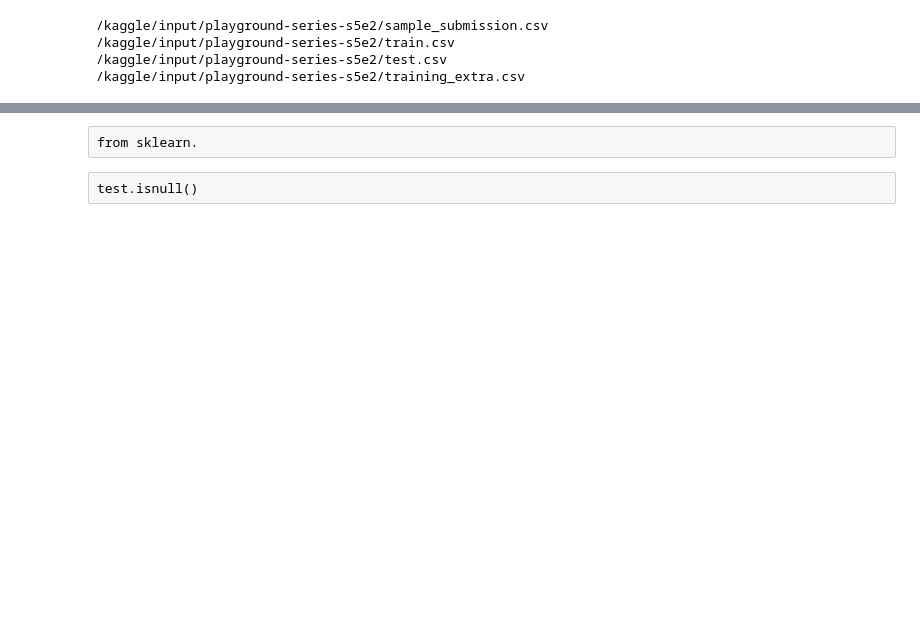
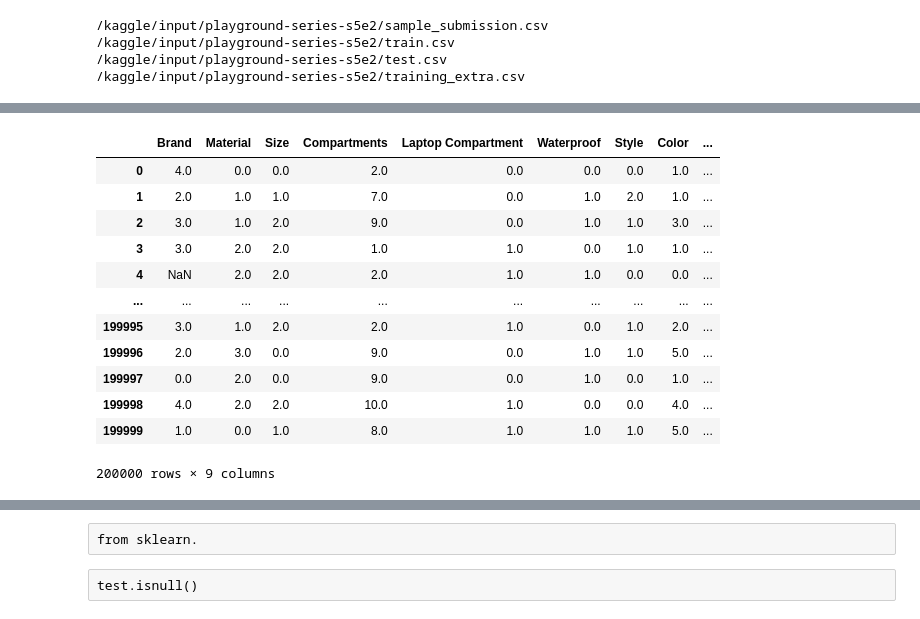
Before and after one commit to jojoroy/Learning, a Jupyter notebook: bagpacks.ipynb, the cells around one changed output, grey strips where cells are left out. Saved outputs shown, nothing was run; the diff lists cells and outputs as text; code cells hidden in the pictures; blank space fills up the shorter version.

```diff
--- a/bagpacks.ipynb
+++ b/bagpacks.ipynb
@@ -133,0 +245,34 @@ X_train,X_test,y_train,y_test=train_test_split(X,y,test_size=0.2,random_state=1)
+# %%
+test['Laptop Compartment']=test['Laptop Compartment'].replace(['No','Yes'],
+                        [0, 1])
+test['Waterproof']=test['Waterproof'].replace(['No','Yes'],
+                        [0, 1])
+
+
+test['Brand']=test['Brand'].replace(['Jansport', 'Under Armour', 'Nike', 'Adidas', 'Puma'],
+                        [0, 1,2,3,4])
+test['Color']=test['Color'].replace(['Black', 'Green', 'Red', 'Blue', 'Gray', 'Pink'],
+                        [0, 1, 2, 3 ,4 ,5])
+test['Style']=test['Style'].replace(['Tote', 'Messenger', 'Backpack'],
+                        [0, 1,2])
+
+test['Material']=test['Material'].replace(['Leather', 'Canvas', 'Nylon', 'Polyester'],
+                        [0, 1,2, 3])
+test['Size']=test['Size'].replace(['Small', 'Medium', 'Large'],
+                        [0, 1,2])
+# %%
+test
+# %% [output]
+|  | Brand | Material | Size | Compartments | Laptop Compartment | Waterproof | Style | Color | ... |
+| 0 | 4.0 | 0.0 | 0.0 | 2.0 | 0.0 | 0.0 | 0.0 | 1.0 | ... |
+| 1 | 2.0 | 1.0 | 1.0 | 7.0 | 0.0 | 1.0 | 2.0 | 1.0 | ... |
+| 2 | 3.0 | 1.0 | 2.0 | 9.0 | 0.0 | 1.0 | 1.0 | 3.0 | ... |
+| 3 | 3.0 | 2.0 | 2.0 | 1.0 | 1.0 | 0.0 | 1.0 | 1.0 | ... |
+| 4 | NaN | 2.0 | 2.0 | 2.0 | 1.0 | 1.0 | 0.0 | 0.0 | ... |
+| ... | ... | ... | ... | ... | ... | ... | ... | ... | ... |
+| 199995 | 3.0 | 1.0 | 2.0 | 2.0 | 1.0 | 0.0 | 1.0 | 2.0 | ... |
+| 199996 | 2.0 | 3.0 | 0.0 | 9.0 | 0.0 | 1.0 | 1.0 | 5.0 | ... |
+| 199997 | 0.0 | 2.0 | 0.0 | 9.0 | 0.0 | 1.0 | 0.0 | 1.0 | ... |
+| 199998 | 4.0 | 2.0 | 2.0 | 10.0 | 1.0 | 0.0 | 0.0 | 4.0 | ... |
+| 199999 | 1.0 | 0.0 | 1.0 | 8.0 | 1.0 | 1.0 | 1.0 | 5.0 | ... |
+200000 rows × 9 columns
```
Also changed, not shown: parts of 23 cells of this notebook.
